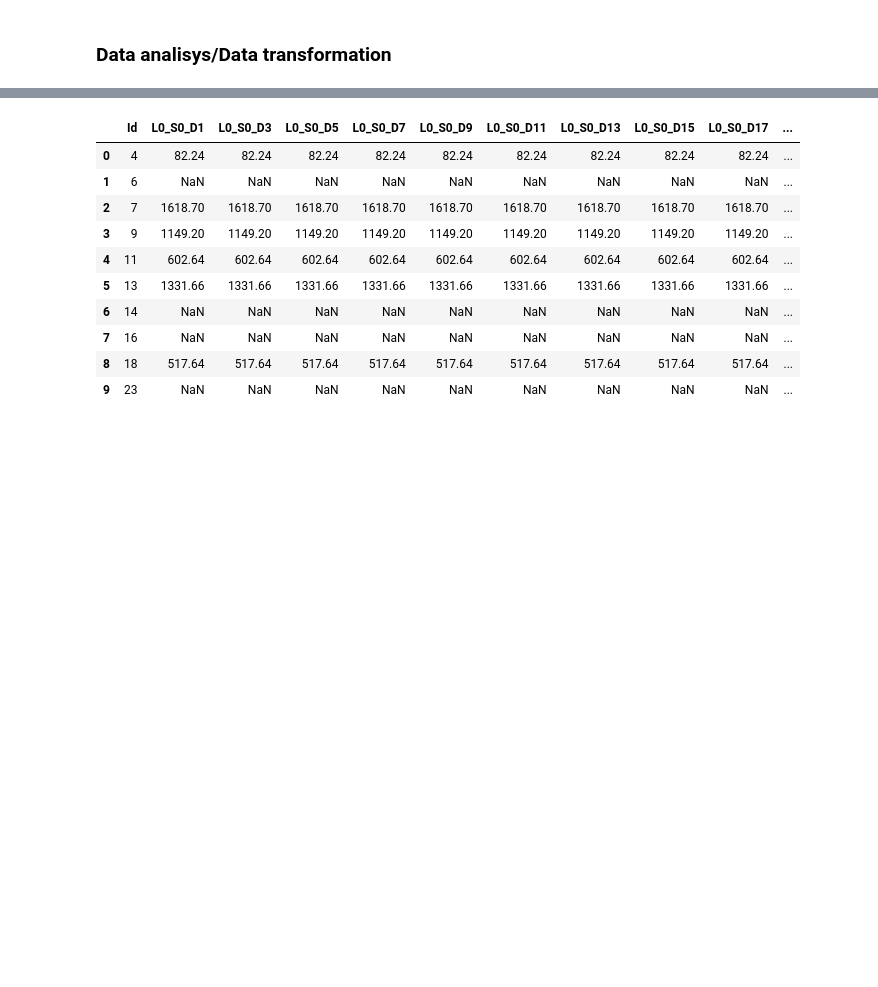
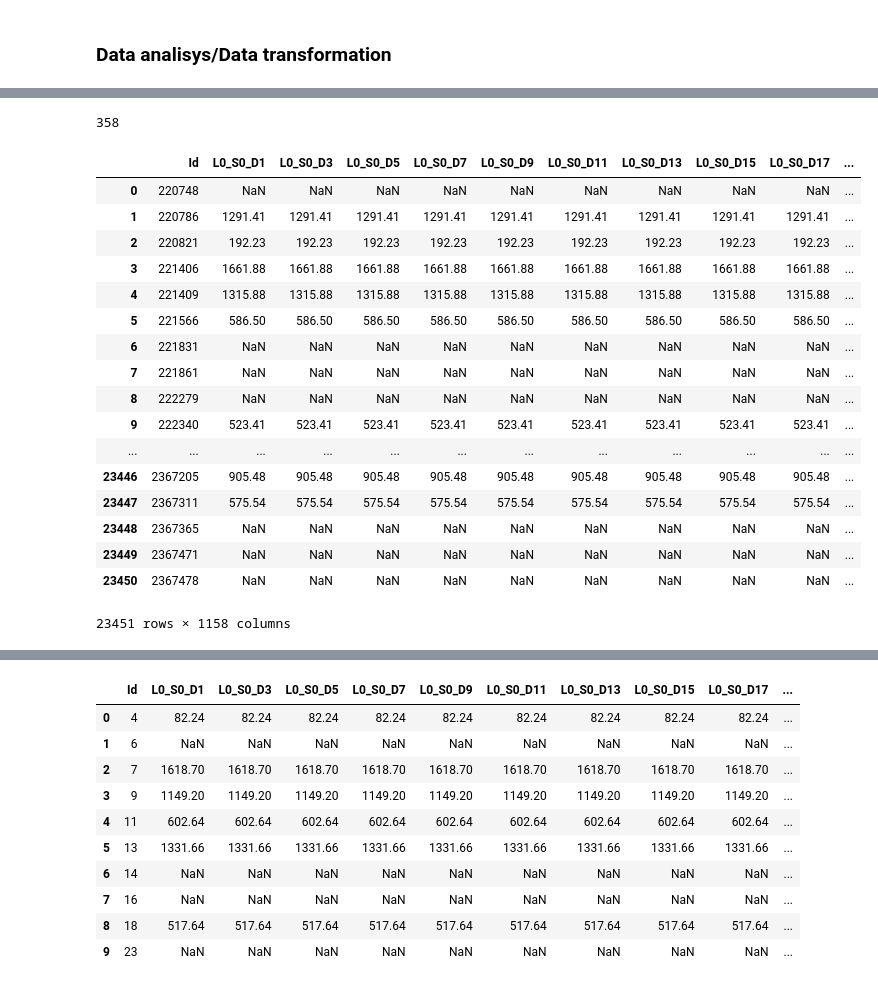
Before and after one commit to EvgeniyPrudnikov/Magistracy, a Jupyter notebook: Diploma/python/main.ipynb, the cells around one changed output, grey strips where cells are left out. Cells and saved outputs as stored; diff of their text form; code cells hidden in the pictures; blank space fills up the shorter version.

```diff
--- a/Diploma/python/main.ipynb
+++ b/Diploma/python/main.ipynb
@@ -42,8 +42,8 @@ conf = SparkConf().setMaster("spark://cathome:7077").setAppName("bosh")\
         ,['spark.driver.cores','4']
         ,['spark.driver.memory','4g']
         ,['spark.driver.maxResultSize','4g']
-        ,['spark.executor.memory','1g']
-        ,['spark.python.worker.memory','1g']
+        ,['spark.executor.memory','4g']
+        ,['spark.python.worker.memory','4g']
         ,['spark.default.parallelism','4']
        ))
 # %%
@@ -77,0 +76,4 @@ df_cat2 = df_cat
+# %%
+num_sample_file = '{0}/{1}'.format(dir_name,'num_sample.orc')
+date_sample_file = '{0}/{1}'.format(dir_name,'date_sample.orc')
+cat_sample_file = '{0}/{1}'.format(dir_name,'cat_sample.orc')
@@ -77,0 +89,5 @@ df_cat2 = df_cat
+# %%
+%%time
+#df_num_smpl = sqlContext.read.csv(num_sample_file, sep=',', header=True, inferSchema=True)
+df_date_smpl = sqlContext.read.csv(date_sample_file, sep=',', header=True, inferSchema=True)
+#df_cat_smpl = sqlContext.read.csv(cat_sample_file, sep=',', header=True, inferSchema=True)
@@ -78,3 +129,32 @@ df_cat2 = df_cat
+# %%
+del pdf
+gc.collect()
+# %% [output]
+358
+# %%
+pdf = df_date_smpl.toPandas()
+# %%
+pdf["mindate"] = pdf.min(axis=1).astype(int)
+pdf
+# %% [output]
+|  | Id | L0_S0_D1 | L0_S0_D3 | L0_S0_D5 | L0_S0_D7 | L0_S0_D9 | L0_S0_D11 | L0_S0_D13 | L0_S0_D15 | L0_S0_D17 | ... |
+| 0 | 220748 | NaN | NaN | NaN | NaN | NaN | NaN | NaN | NaN | NaN | ... |
+| 1 | 220786 | 1291.41 | 1291.41 | 1291.41 | 1291.41 | 1291.41 | 1291.41 | 1291.41 | 1291.41 | 1291.41 | ... |
+| 2 | 220821 | 192.23 | 192.23 | 192.23 | 192.23 | 192.23 | 192.23 | 192.23 | 192.23 | 192.23 | ... |
+| 3 | 221406 | 1661.88 | 1661.88 | 1661.88 | 1661.88 | 1661.88 | 1661.88 | 1661.88 | 1661.88 | 1661.88 | ... |
+| 4 | 221409 | 1315.88 | 1315.88 | 1315.88 | 1315.88 | 1315.88 | 1315.88 | 1315.88 | 1315.88 | 1315.88 | ... |
+| 5 | 221566 | 586.50 | 586.50 | 586.50 | 586.50 | 586.50 | 586.50 | 586.50 | 586.50 | 586.50 | ... |
+| 6 | 221831 | NaN | NaN | NaN | NaN | NaN | NaN | NaN | NaN | NaN | ... |
+| 7 | 221861 | NaN | NaN | NaN | NaN | NaN | NaN | NaN | NaN | NaN | ... |
+| 8 | 222279 | NaN | NaN | NaN | NaN | NaN | NaN | NaN | NaN | NaN | ... |
+| 9 | 222340 | 523.41 | 523.41 | 523.41 | 523.41 | 523.41 | 523.41 | 523.41 | 523.41 | 523.41 | ... |
+| ... | ... | ... | ... | ... | ... | ... | ... | ... | ... | ... | ... |
+| 23446 | 2367205 | 905.48 | 905.48 | 905.48 | 905.48 | 905.48 | 905.48 | 905.48 | 905.48 | 905.48 | ... |
+| 23447 | 2367311 | 575.54 | 575.54 | 575.54 | 575.54 | 575.54 | 575.54 | 575.54 | 575.54 | 575.54 | ... |
+| 23448 | 2367365 | NaN | NaN | NaN | NaN | NaN | NaN | NaN | NaN | NaN | ... |
+| 23449 | 2367471 | NaN | NaN | NaN | NaN | NaN | NaN | NaN | NaN | NaN | ... |
+| 23450 | 2367478 | NaN | NaN | NaN | NaN | NaN | NaN | NaN | NaN | NaN | ... |
+23451 rows × 1158 columns
 # %%
 df_num2.limit(10).toPandas()
 # %% [output]
```
Also changed, not shown: parts of 11 cells of this notebook, 1 other file.
